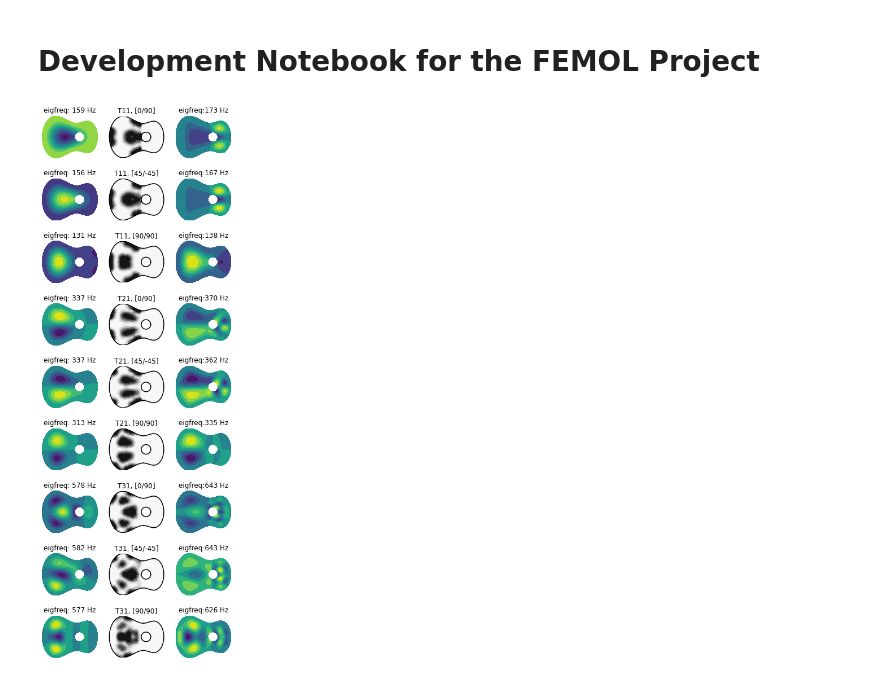
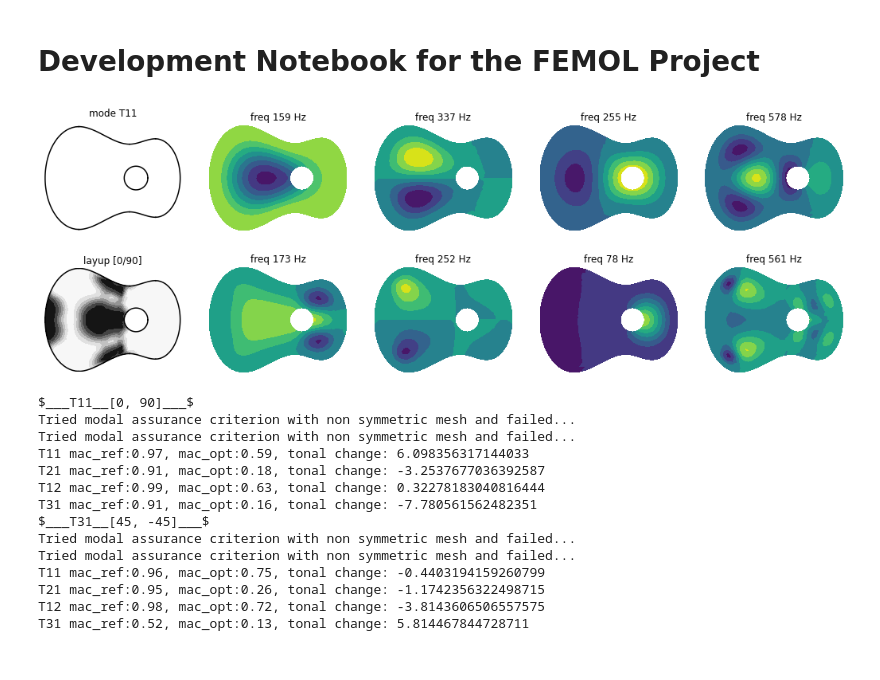
Before and after one commit to olivecha/FEMOL, a Jupyter notebook: DEV_Notebook.ipynb, the cells around one changed output. Cells and saved outputs as stored; diff of their text form; code cells hidden in the pictures.

```diff
--- a/DEV_Notebook.ipynb
+++ b/DEV_Notebook.ipynb
@@ -52,10 +67,9 @@ def TOM_improvement(mesh_files, eigvals_files):
 # %%
-msh_root = 'Results/Soundboard_Article/Soundboard_TOM/iteration_4/meshes/'
-eig_root = 'Results/Soundboard_Article/Soundboard_TOM/iteration_4/eigvals/'
-eig_files = np.sort([eig_root + f for f in os.listdir(eig_root) if f[:3] == 'eig'])
-msh_files = np.sort([msh_root + f for f in os.listdir(msh_root) if f[:3] == 'TOM'])
-
-TOM_improvement(msh_files, eig_files)
-plt.gcf().savefig('all_TOM', dpi=600)
+root = 'Results/_topopt_cache/'
+eigval_files = np.sort([root + f for f in os.listdir('Results/_topopt_cache/') if f[:6] == 'eigval'])
+eigvec_files = np.sort([root + f for f in os.listdir('Results/_topopt_cache/') if f[:6] == 'eigvec'])
+mesh_files = np.sort([root + f for f in os.listdir('Results/_topopt_cache/') if f[:3] == 'TOM'])
-# %% [output]
-[figure, removed]
+# %%
+TOM_improvement(mesh_files[0], eigval_files[0], eigvec_files[0])
+# %% [output]
+[figure, added]
@@ -61,0 +95,43 @@ plt.gcf().savefig('all_TOM', dpi=600)
+# %%
+modes = ['T11', 'T31']
+files = {'T11':[0], 'T31':[-2]}
+plies = [[0, 90], [45, -45]]
+all_modes =  ['T11', 'T21', 'T12', 'T31']
+vecs = [np.load(f'Results/guitar_modes/guitar_sym_mode_{mode}_lcar03.npy') for mode in all_modes]
+all_eigvecsr = []
+all_eigvecso = []
+all_omegao = []
+
+for mode, ply in zip(modes, plies):
+    for file in files[mode]:
+        print(f'$___{mode}__{ply}___$')
+        obj = guit_zc_solve(mesh_files[file], hc_opt=0.010, h_flax=0.0025, plies_carbon=ply)
+        w, v = obj.solve(solve_from_zc=True, h_min=0.001, mac_find=True, verbose=False)
+        all_omegao.append(w)
+        objr = ref_guit_zc_solve(mesh_files[file], hc_opt=0.010, h_flax=0.0025, plies_carbon=ply)
+        wr, vr = objr.solve(solve_from_zc=True, h_min=0, mac_find=True, verbose=False)
+        all_eigvecsr.append(vr)
+        all_eigvecso.append(v)
+        macs_opt = [FEMOL.utils.MAC(vi, vref) for vi, vref in zip(v, vecs)]
+        macs_ref = [FEMOL.utils.MAC(vi, vref) for vi, vref in zip(vr, vecs)]
+        for f1, f2, mco, mcr, m in zip(wr, w, macs_opt, macs_ref, all_modes):
+            try:
+                incrs = tonal_increase(f1, f2)
+            except:
+                incrs = 0.
+            print(f'{m} mac_ref:{np.around(mcr, 2)}, mac_opt:{np.around(mco, 2)}, tonal change: {incrs} ')
+# %% [output]
+$___T11__[0, 90]___$
+Tried modal assurance criterion with non symmetric mesh and failed...
+Tried modal assurance criterion with non symmetric mesh and failed...
+T11 mac_ref:0.97, mac_opt:0.59, tonal change: 6.098356317144033
+T21 mac_ref:0.91, mac_opt:0.18, tonal change: -3.2537677036392587
+T12 mac_ref:0.99, mac_opt:0.63, tonal change: 0.32278183040816444
+T31 mac_ref:0.91, mac_opt:0.16, tonal change: -7.780561562482351
+$___T31__[45, -45]___$
+Tried modal assurance criterion with non symmetric mesh and failed...
+Tried modal assurance criterion with non symmetric mesh and failed...
+T11 mac_ref:0.96, mac_opt:0.75, tonal change: -0.4403194159260799
+T21 mac_ref:0.95, mac_opt:0.26, tonal change: -1.1742356322498715
+T12 mac_ref:0.98, mac_opt:0.72, tonal change: -3.8143606506557575
+T31 mac_ref:0.52, mac_opt:0.13, tonal change: 5.814467844728711
```
Also changed, not shown: parts of 24 cells of this notebook, 40 other files.
